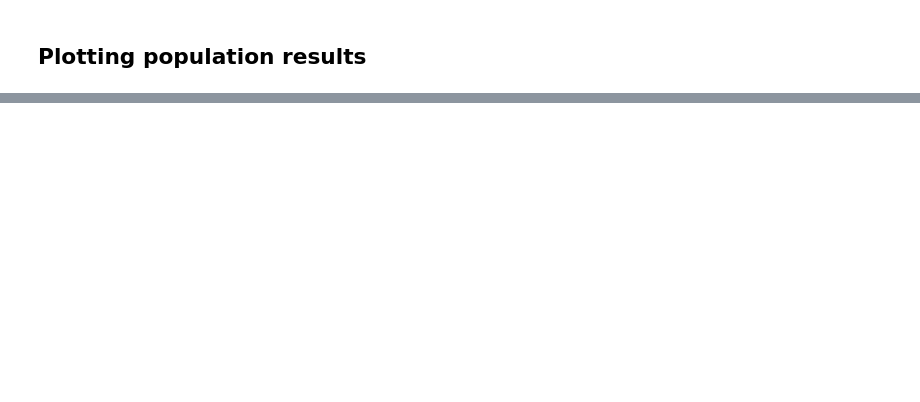
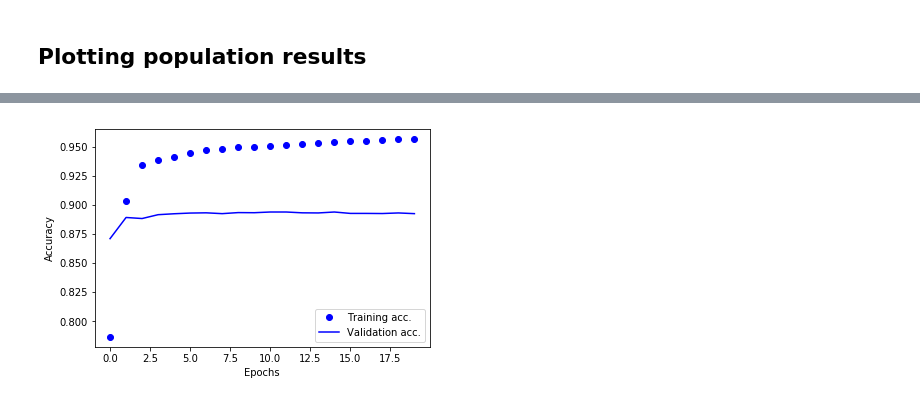
Before and after one commit to dylan-stark/pybt, a Jupyter notebook: notebooks/imdb.ipynb, the cells around one changed output, grey strips where cells are left out. Cells and saved outputs as stored; diff of their text form; code cells hidden in the pictures; blank space fills up the shorter version.

```diff
--- a/notebooks/imdb.ipynb
+++ b/notebooks/imdb.ipynb
@@ -229,0 +125,4 @@ plot_learning_rate(obs)
+# %%
+notebook.plot_member_acc(obs, 20).show()
+# %% [output]
+[figure, added]
```
Also changed, not shown: parts of 15 cells of this notebook, 2 other files.
